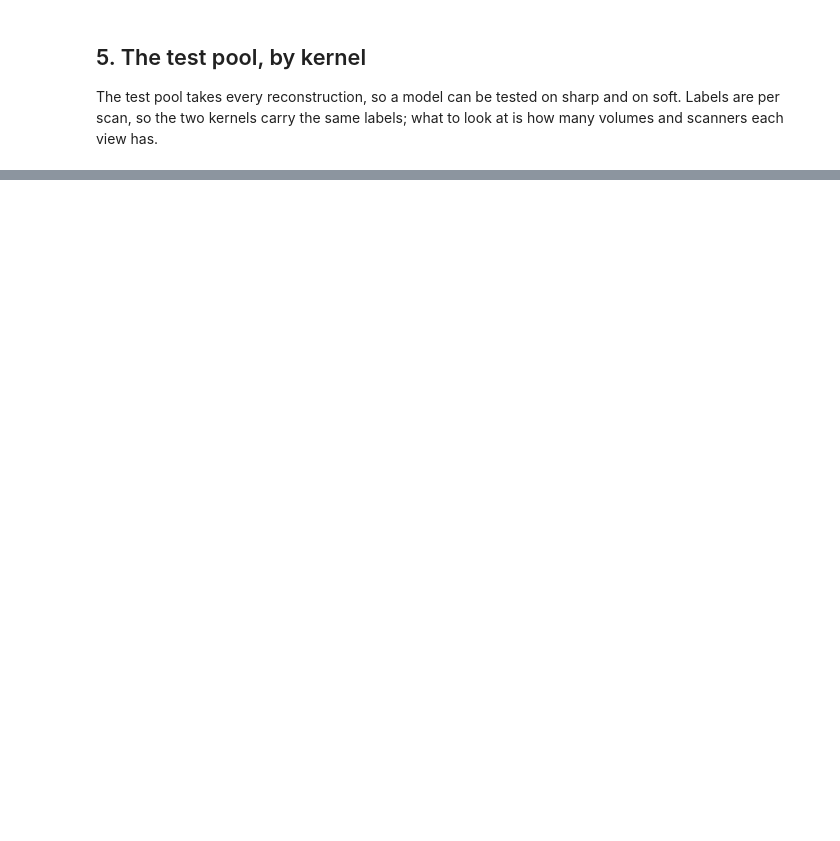
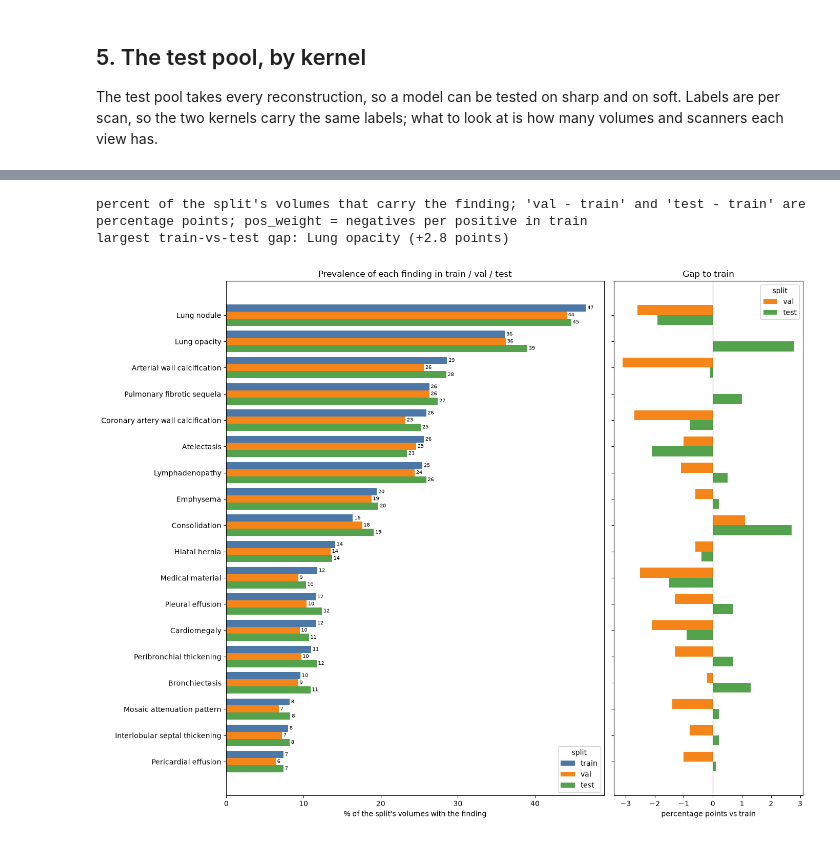
Before and after one commit to FYP22-ChestAI/ChestCT-Multi-Abnormality-Classifier, a Jupyter notebook: notebooks/kernel_label_distribution.ipynb, the cells around one changed output, grey strips where cells are left out. Saved outputs shown, nothing was run; the diff lists cells and outputs as text; code cells hidden in the pictures; blank space fills up the shorter version.

```diff
--- a/notebooks/kernel_label_distribution.ipynb
+++ b/notebooks/kernel_label_distribution.ipynb
@@ -176,0 +444,35 @@ else:
+# %%
+pos = man.groupby("split")[lab_cols].sum().T.reindex(columns=SPLITS)
+prev = man.groupby("split")[lab_cols].mean().T.mul(100).reindex(columns=SPLITS)
+prevalence = pd.DataFrame({
+    "train %": prev.train, "val %": prev.val, "test %": prev.test,
+    "all %": man[lab_cols].mean().mul(100),
+    "train n": pos.train, "val n": pos.val, "test n": pos.test,
+    "val - train": prev.val - prev.train, "test - train": prev.test - prev.train,
+    "pos_weight": (100 - prev.train) / prev.train,  # negatives per positive in train, e.g. for BCEWithLogitsLoss
+}).rename(index=nice).sort_values("train %", ascending=False)
+prevalence = prevalence.round({"train %": 1, "val %": 1, "test %": 1, "all %": 1, "val - train": 1, "test - train": 1, "pos_weight": 2})
+display(prevalence)
+print("percent of the split's volumes that carry the finding; 'val - train' and 'test - train' are percentage points; "
+      "pos_weight = negatives per positive in train")
+print(f"largest train-vs-test gap: {prevalence['test - train'].abs().idxmax()} ({prevalence['test - train'].loc[prevalence['test - train'].abs().idxmax()]:+.1f} points)")
+
+order = prevalence.index[::-1]  # barh draws the first row at the bottom
+fig, (a1, a2) = plt.subplots(1, 2, figsize=(14, 0.5 * len(order) + 2), sharey=True, gridspec_kw={"width_ratios": [2, 1]})
+y, h = np.arange(len(order)), 0.27
+for k, s in enumerate(SPLITS):
+    bars = a1.barh(y + (1 - k) * h, prevalence.loc[order, f"{s} %"], h, label=s, color=SPLIT_COLOR[s])
+    a1.bar_label(bars, fmt="%.0f", fontsize=7, padding=2)
+a1.set_yticks(y, order)
+a1.set_xlabel("% of the split's volumes with the finding")
+a1.set_title("Prevalence of each finding in train / val / test")
+a1.legend(title="split", loc="lower right")
+for k, s in enumerate(["val", "test"]):
+    a2.barh(y + (0.5 - k) * h * 1.4, prevalence.loc[order, f"{s} - train"], h * 1.4, label=s, color=SPLIT_COLOR[s])
+a2.axvline(0, color="black", lw=0.8)
+a2.set_xlabel("percentage points vs train")
+a2.set_title("Gap to train")
+a2.legend(title="split")
+plt.tight_layout()
+plt.show()
+# %% [output]
@@ -176,0 +496,3 @@ else:
+percent of the split's volumes that carry the finding; 'val - train' and 'test - train' are percentage points; pos_weight = negatives per positive in train
+largest train-vs-test gap: Lung opacity (+2.8 points)
+[figure, added]
```
Also changed, not shown: parts of 24 cells of this notebook.
